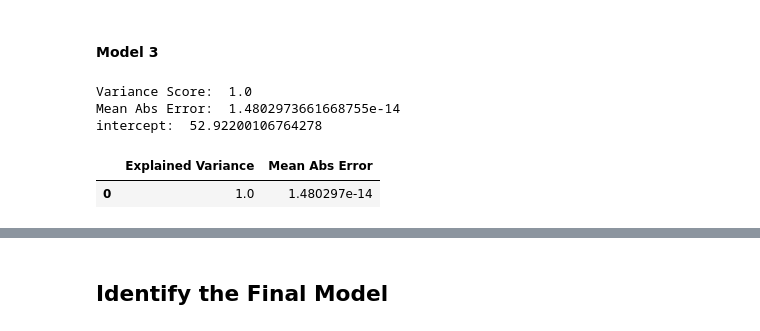
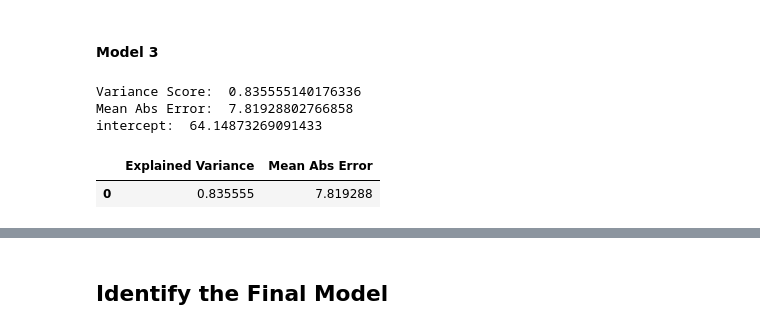
Before and after one commit to hyosukan/Guided-Capstone-2, a Jupyter notebook: Notebook_stepfourfive.ipynb.ipynb, the cells around one changed output, grey strips where cells are left out. Drawn from its saved outputs; the diff is of its cells as text; code cells hidden in the pictures.

```diff
--- a/Notebook_stepfourfive.ipynb.ipynb
+++ b/Notebook_stepfourfive.ipynb.ipynb
@@ -295,13 +293,14 @@ Index(['state', 'summit_elev', 'vertical_drop', 'trams', 'fastEight',
 # %% [markdown]
 #### Model 3
 # %%
-x = df2.drop(['state','summit_elev', 'Name'], axis=1)
-y = df2.AdultWeekend
+df2 = pd.read_csv('./data/step2_output.csv').drop('Unnamed: 0', axis=1)
+
+df2 = df2.drop(['state','summit_elev','base_elev'], axis=1)
+
+lin_reg(df2,'AdultWeekend')
+# %% [output]
+Variance Score:  0.835555140176336
+Mean Abs Error:  7.81928802766858
+intercept:  64.14873269091433
+|  | Explained Variance | Mean Abs Error |
+| 0 | 0.835555 | 7.819288 |
-# %%
-lin_reg(x,y)
-# %% [output]
-Variance Score:  1.0
-Mean Abs Error:  1.4802973661668755e-14
-intercept:  52.92200106764278
-|  | Explained Variance | Mean Abs Error |
-| 0 | 1.0 | 1.480297e-14 |
```
Also changed, not shown: parts of 19 cells of this notebook, 2 other files.
